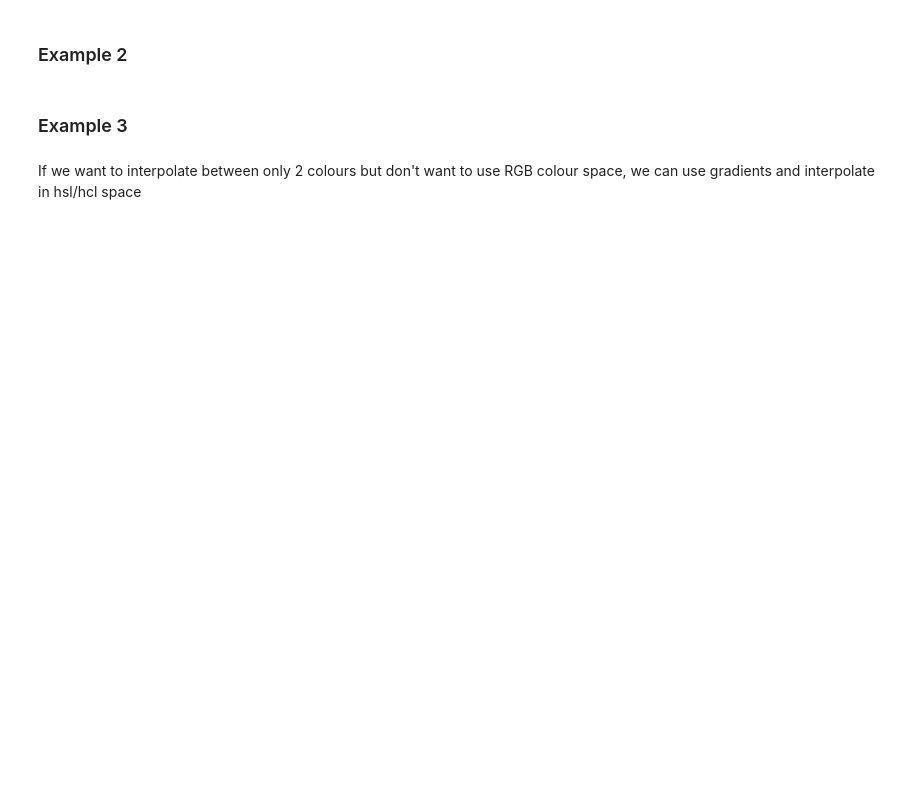
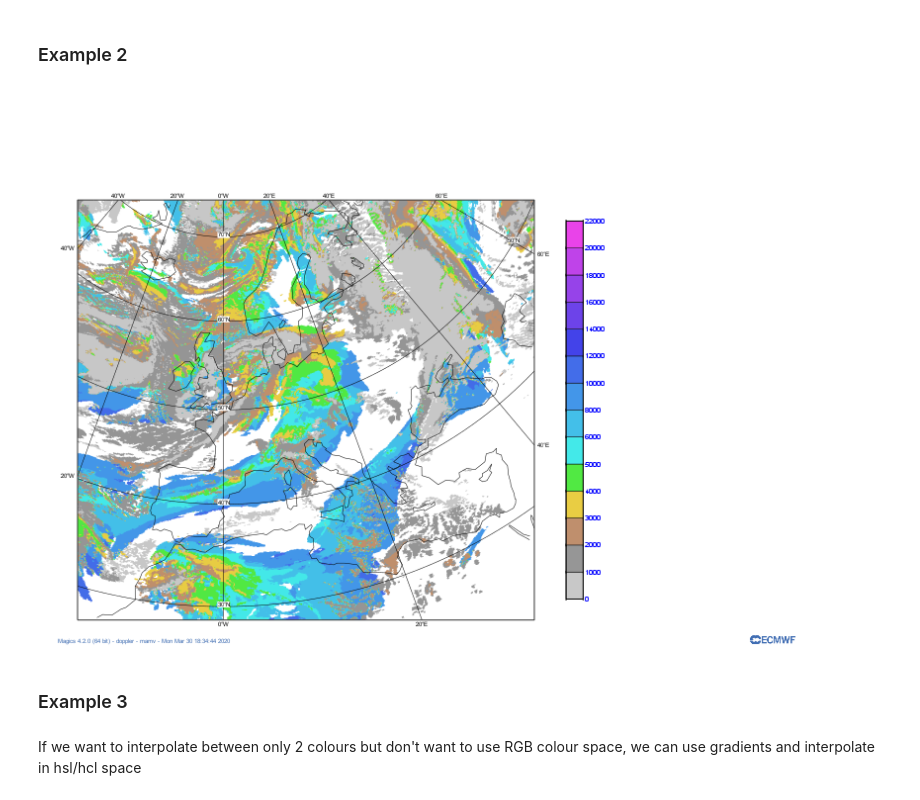
Before and after one commit to milanavuckovic/magics_tutorial2020, a Jupyter notebook: gradients.ipynb, the cells around one changed output. Saved outputs shown, nothing was run; the diff lists cells and outputs as text; code cells hidden in the pictures; blank space fills up the shorter version.

```diff
--- a/gradients.ipynb
+++ b/gradients.ipynb
@@ -65,26 +68,29 @@ magics.plot(projection,vis,my_contour,coast,legend)
 # %%
 #set up the contours
 my_contour = magics.mcont(
-    contour_shade_technique               = "grid_shading",
+    contour_shade_technique               = "cell_shading",
+    contour_shade_cell_resolution         = 60,
     legend                                = "on",
     contour                               = "off",
     contour_level_selection_type          = "level_list",
     contour_level_list                    = [0.,2000,4000,6000,14000,22000],
     contour_label                         = "off",
     contour_shade                         = "on",
     contour_shade_colour_method           = "gradients",
     contour_shade_method                  = "area_fill",
     contour_gradients_colour_list         = ["RGB(0.7843,0.7843,0.7843)",
                                              "RGB(0.5882,0.5882,0.5882)",
                                              "RGB(0.9112,0.8035,0.2653)",
                                              "RGB(0.2653,0.9112,0.9112)",
                                              "RGB(0.2653,0.2653,0.9112)",
                                              "RGB(0.9112,0.2653,0.9112)"],
     contour_gradients_waypoint_method     = "left",
     contour_gradients_technique           = "hsl",
     contour_gradients_technique_direction = "anti_clockwise",
     contour_gradients_step_list           = [2,2,2,4,4])
 magics.plot(projection,hcct,my_contour,coast,legend)
+# %% [output]
+[figure, added]
 # %% [markdown]
 ### Example 3
 # %% [markdown]
```
Also changed, not shown: parts of 4 cells of this notebook, 2 other files.
